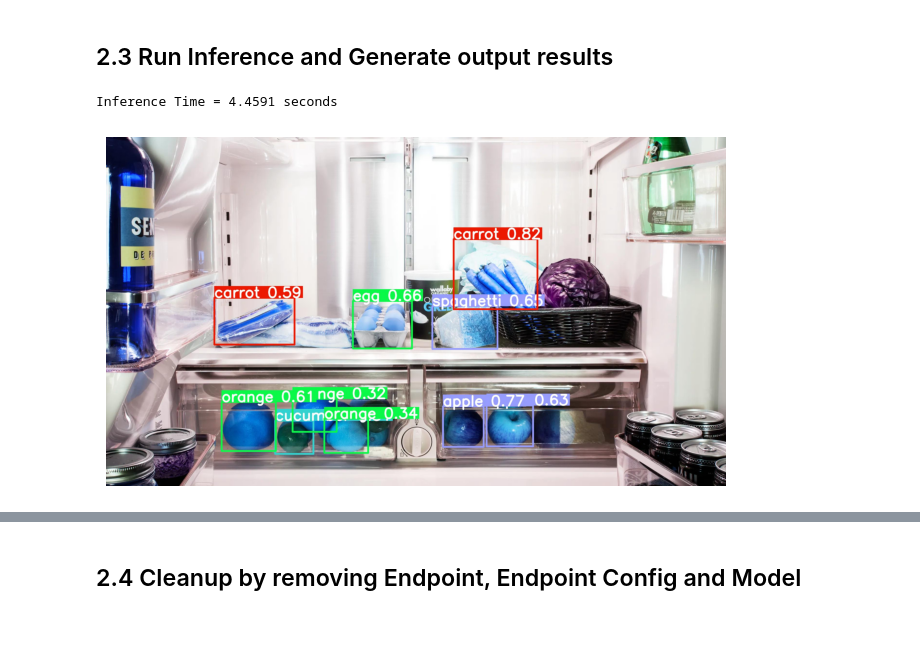
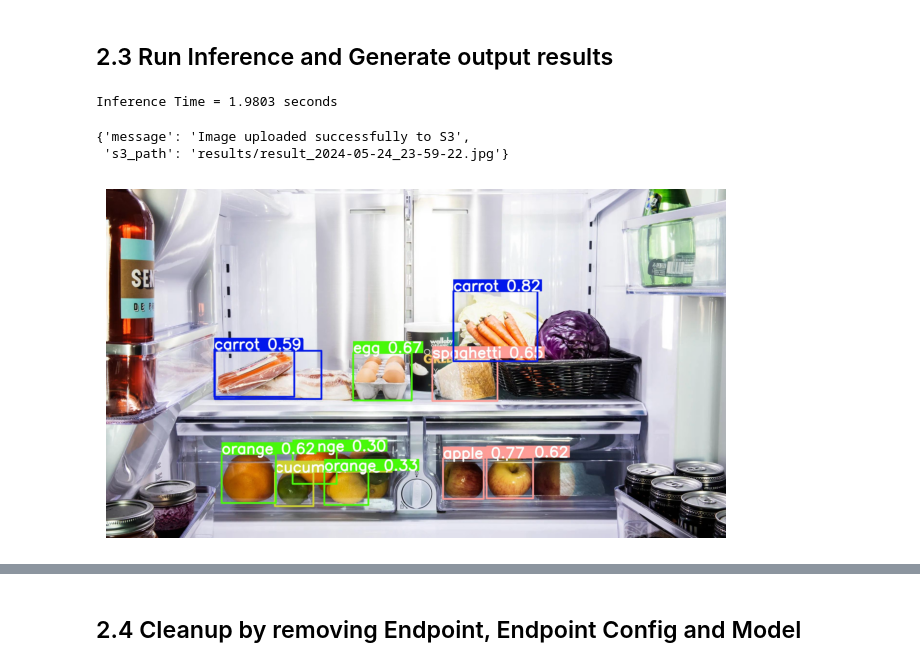
Before and after one commit to aethla/zomato-sagemaker, a Jupyter notebook: sagemaker/serverless-inference/2_TestEndpoint.ipynb, the cells around one changed output, grey strips where cells are left out. Drawn from its saved outputs; the diff is of its cells as text; code cells hidden in the pictures; blank space fills up the shorter version.

```diff
--- a/sagemaker/serverless-inference/2_TestEndpoint.ipynb
+++ b/sagemaker/serverless-inference/2_TestEndpoint.ipynb
@@ -36,8 +38,11 @@ while True:
 Endpoint Name: zomato-images-serverless-endpoint
 Endpoint Status = InService
 # %%
-predictor = PyTorchPredictor(endpoint_name=ENDPOINT_NAME,
-                             deserializer=JSONDeserializer())
+predictor = PyTorchPredictor(
+    endpoint_name=ENDPOINT_NAME,
+    serializer=IdentitySerializer(content_type='image/jpeg'),
+    deserializer=JSONDeserializer()
+)
 # %% [markdown]
 ## 2.3 Run Inference and Generate output results
 # %%
@@ -45,27 +50,45 @@ infer_start_time = time.time()
 
 orig_image = cv2.imread('./data/test1.png')
 
-payload = cv2.imencode('.png', orig_image)[1].tobytes()
+# Encode image as JPEG
+_, encoded_img = cv2.imencode('.jpg', orig_image)
+payload = encoded_img.tobytes()
+
 result = predictor.predict(payload)
-
-output_image = result["image"]
 
 infer_end_time = time.time()
 
 print(f"Inference Time = {infer_end_time - infer_start_time:0.4f} seconds")
 # %% [output]
-Inference Time = 4.4591 seconds
+Inference Time = 1.9803 seconds
+# %%
+result
+# %% [output]
+{'message': 'Image uploaded successfully to S3',
+ 's3_path': 'results/result_2024-05-24_23-59-22.jpg'}
+# %%
+# Set up the S3 client
+s3 = boto3.client('s3')
+
+# Specify the S3 bucket and file name
+bucket_name = 'zomato-project-bucket'
+file_name = result['s3_path']
+
+# Step 1: Get the image from S3
+fileObj = s3.get_object(Bucket=bucket_name, Key=file_name)
+file_content = fileObj['Body'].read()
+
+# Step 2: Load the image with OpenCV
+file_bytes = np.asarray(bytearray(file_content), dtype=np.uint8)
+result_img = cv2.imdecode(file_bytes, cv2.IMREAD_COLOR)
+
+# Step 3: Convert to RGB
+result_img = cv2.cvtColor(result_img, cv2.COLOR_BGR2RGB)
 # %%
-# Convert the base64 string to bytes
-image_bytes = base64.b64decode(output_image)
-
-# Load the image from the bytes using PIL
-image = Image.open(BytesIO(image_bytes))
-
 # Display the image using Matplotlib
 plt.figure(figsize=(8, 8))
-plt.imshow(image)
+plt.imshow(cv2.cvtColor(result_img, cv2.COLOR_BGR2RGB))
 plt.axis('off')
 plt.show()
 # %% [output]
-[figure, old version]
+[figure, new version]
```
Also changed, not shown: parts of 7 cells of this notebook, 3 other files.
